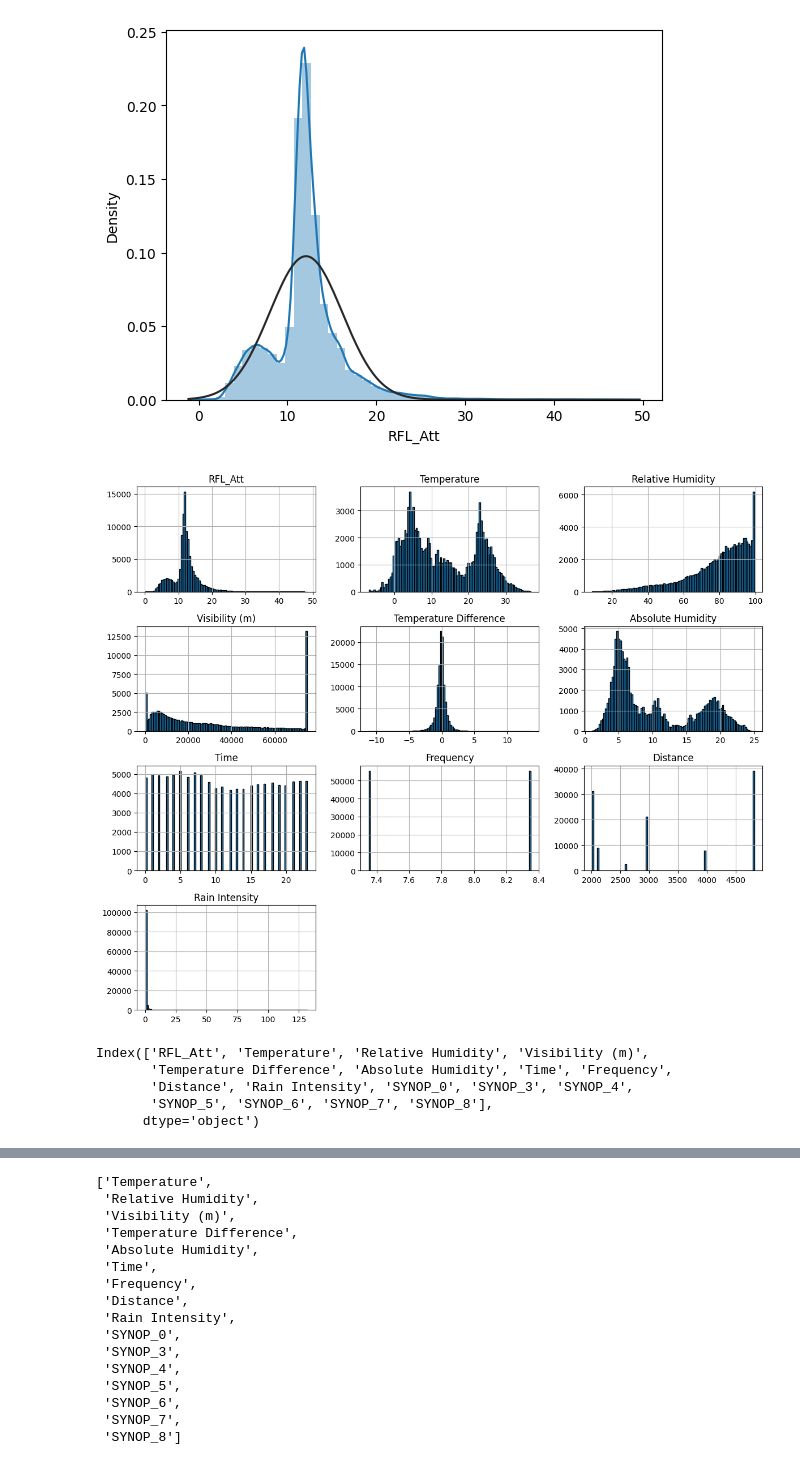
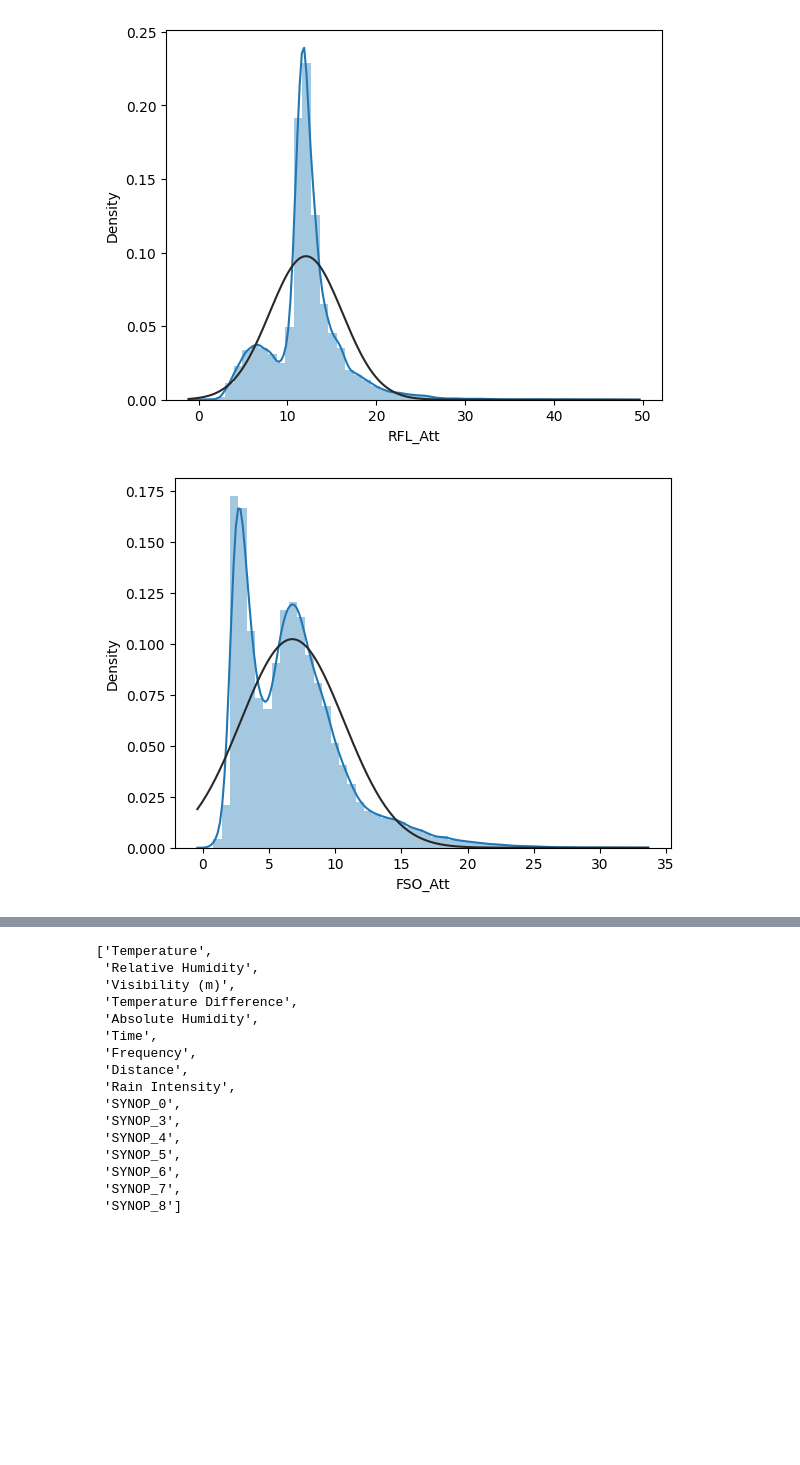
Before and after one commit to hoangthuha/researchproject, a Jupyter notebook: Data.ipynb, the cells around one changed output, grey strips where cells are left out. Drawn from its saved outputs; the diff is of its cells as text; code cells hidden in the pictures; blank space fills up the shorter version.

```diff
--- a/Data.ipynb
+++ b/Data.ipynb
@@ -23,4 +24,4 @@ drive.mount('/content/drive')
 Mounted at /content/drive
 # %%
 RFL_data = pd.read_csv("/content/drive/MyDrive/DS Capstone/Dataset/RFLData.csv")
-RFL_data.info()
+FSO_data = pd.read_csv("/content/drive/MyDrive/DS Capstone/Dataset/FSOData.csv")
@@ -66,0 +44,6 @@ RFL_data.shape
+# %%
+# Remove unncessary columns
+FSO_data = FSO_data.iloc[:, :11]
+# Remove negative value in RFL_Att column
+FSO_data['FSO_Att'] = FSO_data['FSO_Att'].apply(lambda x: x if x >= 0 else None)
+FSO_data.describe()
@@ -87,3 +85,8 @@ RFL_data.head()
 | 2 | 4.356399 | 25.689856 | 72.436011 | 51668.60394 | -0.24 | 17.265145 | ... |
 | 3 | 4.340440 | 25.566924 | 70.817439 | 50124.79678 | -0.16 | 16.873409 | ... |
 | 4 | 4.322831 | 25.628090 | 71.206569 | 58443.34520 | -0.10 | 16.820267 | ... |
+# %%
+# Encode SYNOP Code column
+FSO_data = pd.concat([FSO_data, pd.get_dummies(FSO_data["SYNOP Code"], prefix="SYNOP")], axis=1)
+FSO_data.drop("SYNOP Code", axis = 1, inplace = True)
+FSO_data.head()
@@ -119,18 +150,14 @@ sns.distplot(RFL_data['RFL_Att'], fit = norm)
 plt.show()
 # %% [output]
 [figure]
+# %%
+sns.distplot(FSO_data['FSO_Att'], fit = norm)
+plt.show()
+# %% [output]
+[figure, added]
 # %%
-features = [col for col in RFL_data.columns if ('SYNOP' not in col)]
-RFL_data[features].hist(figsize=(12, 10), bins=100, edgecolor='black')
-plt.tight_layout()
-plt.show()
+def summary_charts(data):
+    features = [col for col in data.columns if ('SYNOP' not in col)]
+    data[features].hist(figsize=(12, 10), bins=100, edgecolor='black')
+    plt.tight_layout()
+    plt.show()
-# %% [output]
-[figure, removed]
-# %%
-RFL_data.columns
-# %% [output]
-Index(['RFL_Att', 'Temperature', 'Relative Humidity', 'Visibility (m)',
-       'Temperature Difference', 'Absolute Humidity', 'Time', 'Frequency',
-       'Distance', 'Rain Intensity', 'SYNOP_0', 'SYNOP_3', 'SYNOP_4',
-       'SYNOP_5', 'SYNOP_6', 'SYNOP_7', 'SYNOP_8'],
-      dtype='object')
```
Also changed, not shown: parts of 52 cells of this notebook.
